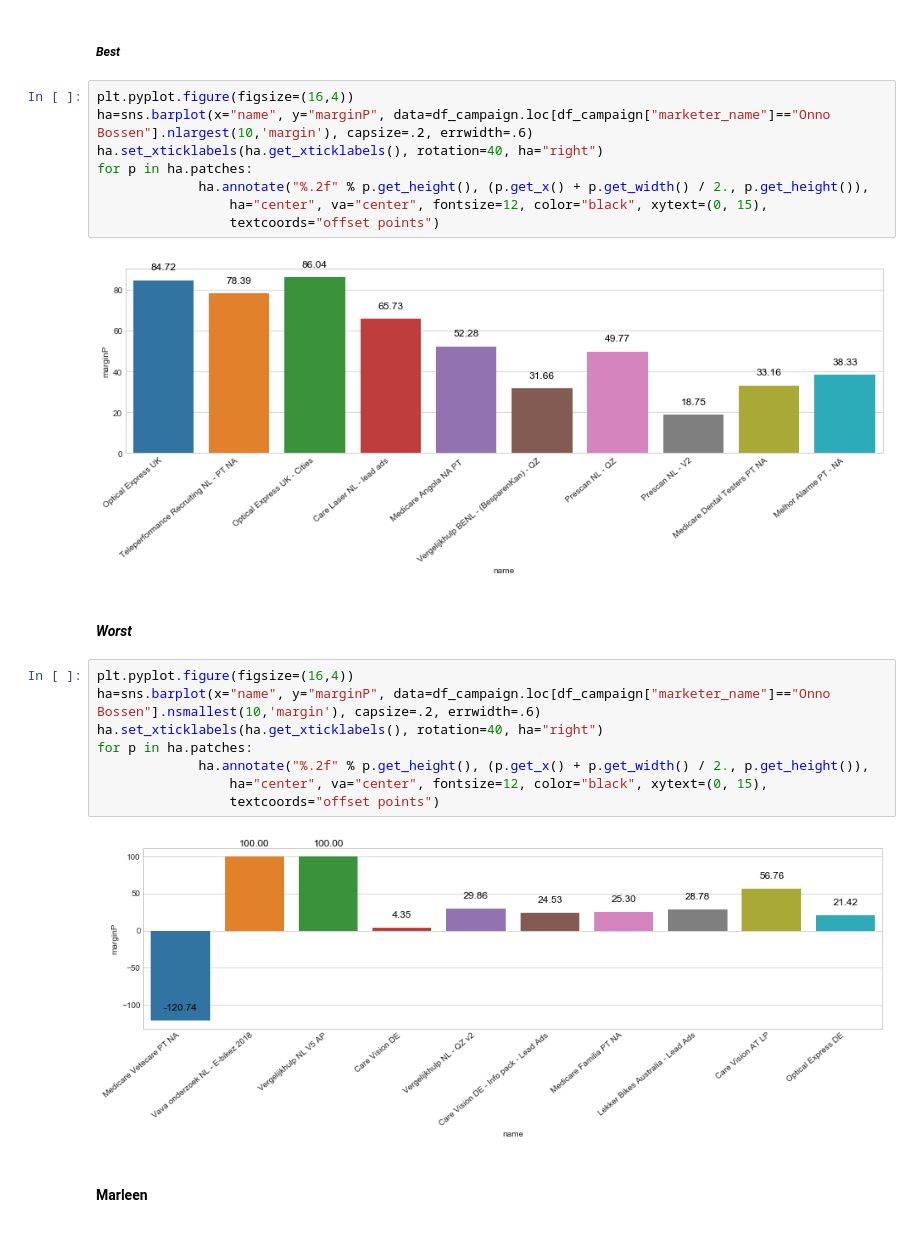
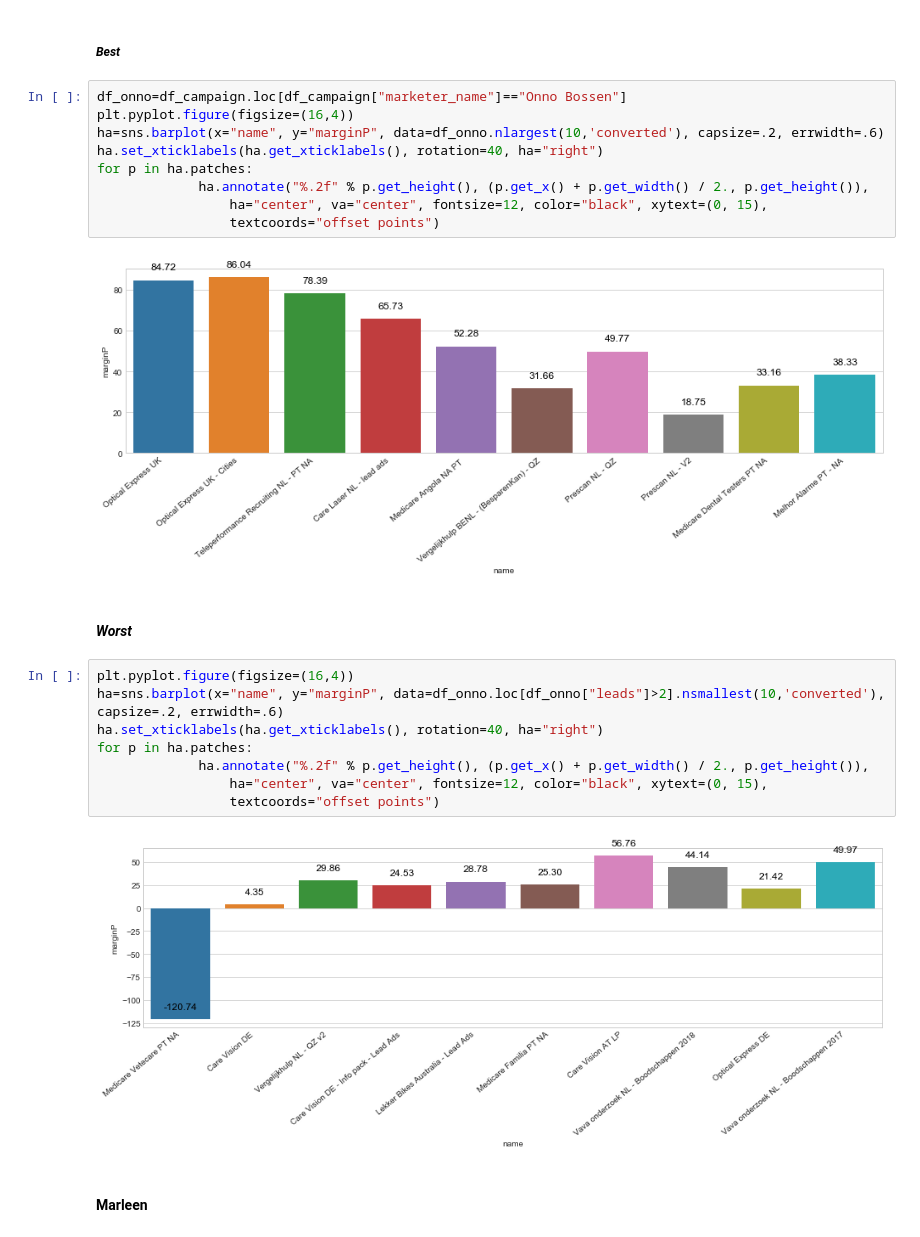
Before and after one commit to dirtyjackeen/GIT, a Jupyter notebook: 25_wt.ipynb, the cells around one changed output. Cells and saved outputs as stored; diff of their text form.

```diff
--- a/25_wt.ipynb
+++ b/25_wt.ipynb
@@ -164,27 +164,28 @@ ______
 # %% [markdown]
 ##### *Best*
 # %%
+df_onno=df_campaign.loc[df_campaign["marketer_name"]=="Onno Bossen"]
 plt.pyplot.figure(figsize=(16,4))
-ha=sns.barplot(x="name", y="marginP", data=df_campaign.loc[df_campaign["marketer_name"]=="Onno Bossen"].nlargest(10,'margin'), capsize=.2, errwidth=.6)
+ha=sns.barplot(x="name", y="marginP", data=df_onno.nlargest(10,'converted'), capsize=.2, errwidth=.6)
 ha.set_xticklabels(ha.get_xticklabels(), rotation=40, ha="right")
 for p in ha.patches:
              ha.annotate("%.2f" % p.get_height(), (p.get_x() + p.get_width() / 2., p.get_height()),
                  ha="center", va="center", fontsize=12, color="black", xytext=(0, 15),
                  textcoords="offset points")
 # %% [output]
-[figure, old version]
+[figure, new version]
 # %% [markdown]
 #### *Worst*
 # %%
 plt.pyplot.figure(figsize=(16,4))
-ha=sns.barplot(x="name", y="marginP", data=df_campaign.loc[df_campaign["marketer_name"]=="Onno Bossen"].nsmallest(10,'margin'), capsize=.2, errwidth=.6)
+ha=sns.barplot(x="name", y="marginP", data=df_onno.loc[df_onno["leads"]>2].nsmallest(10,'converted'), capsize=.2, errwidth=.6)
 ha.set_xticklabels(ha.get_xticklabels(), rotation=40, ha="right")
 for p in ha.patches:
              ha.annotate("%.2f" % p.get_height(), (p.get_x() + p.get_width() / 2., p.get_height()),
                  ha="center", va="center", fontsize=12, color="black", xytext=(0, 15),
                  textcoords="offset points")
 # %% [output]
-[figure, old version]
+[figure, new version]
 # %% [markdown]
 #### Marleen
 # %% [markdown]
```
Also changed, not shown: parts of 17 cells of this notebook.
